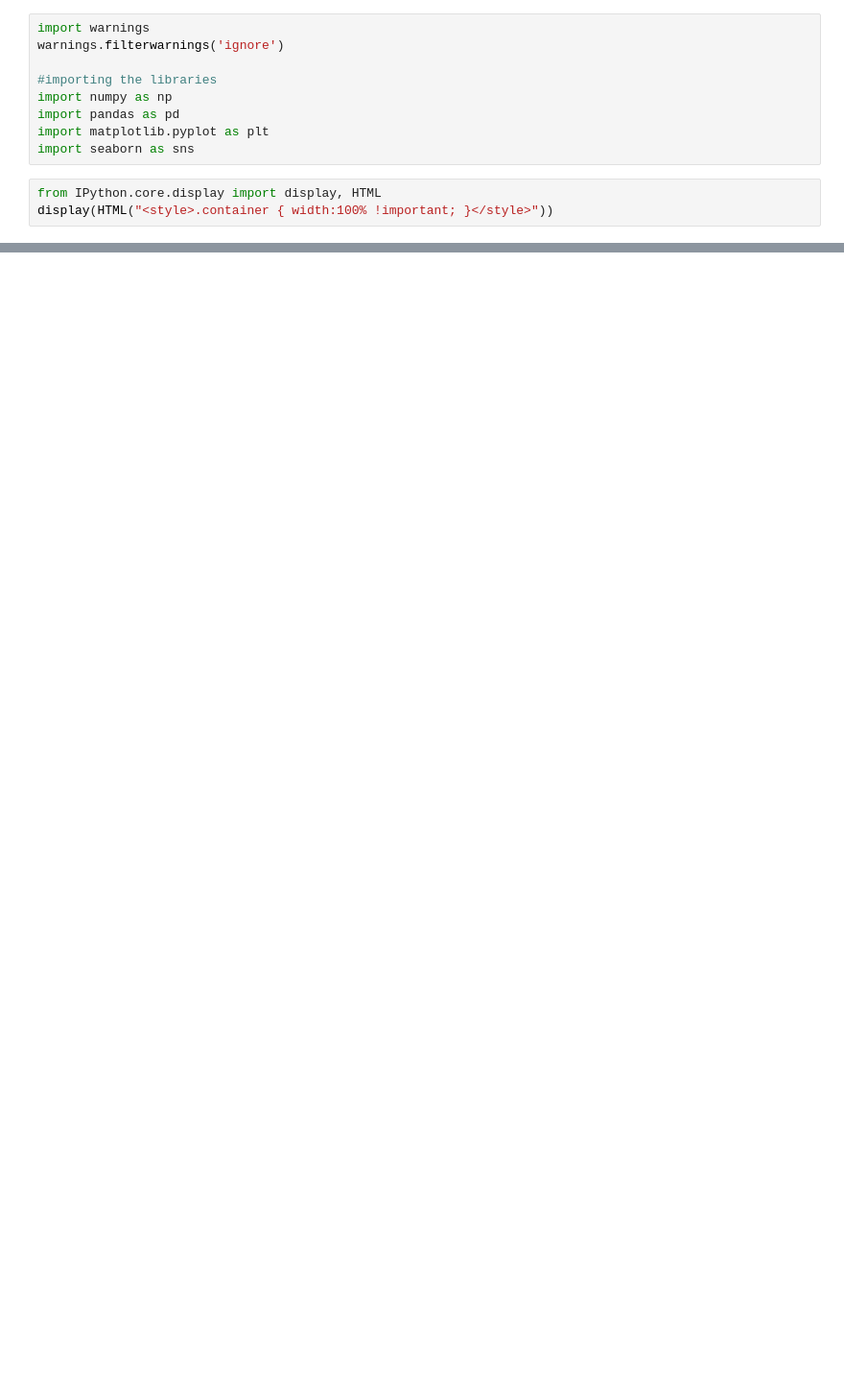
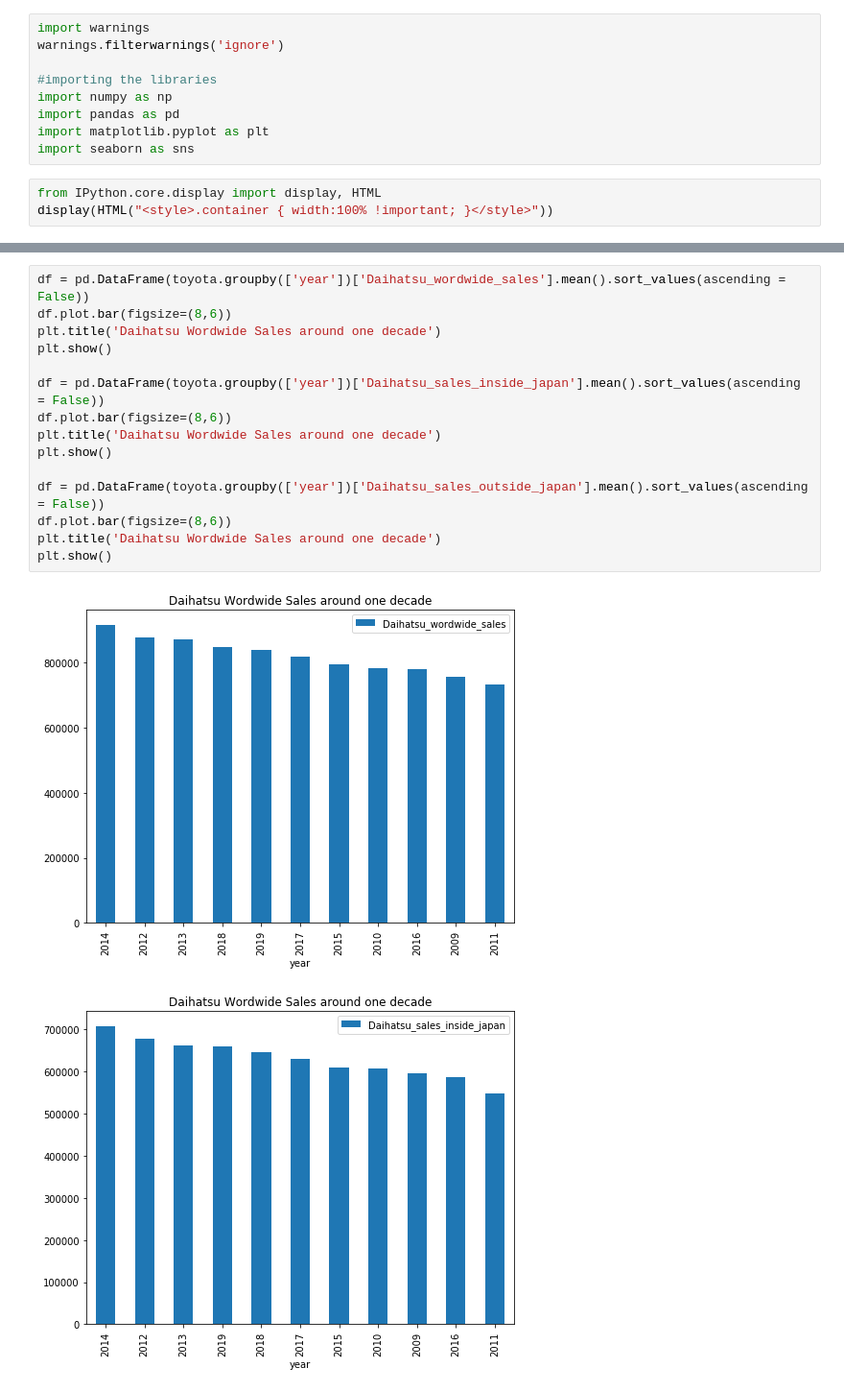
Before and after one commit to karl-johan-grahn/toyota-analysis, a Jupyter notebook: Toyota_car_price_data_analysis.ipynb, the cells around one changed output, grey strips where cells are left out. Shown at 96% size. Drawn from its saved outputs; the diff is of its cells as text; blank space fills up the shorter version.

```diff
--- a/Toyota_car_price_data_analysis.ipynb
+++ b/Toyota_car_price_data_analysis.ipynb
@@ -65,0 +98,18 @@ plt.show()
+# %%
+df = pd.DataFrame(toyota.groupby(['year'])['Daihatsu_wordwide_sales'].mean().sort_values(ascending = False))
+df.plot.bar(figsize=(8,6))
+plt.title('Daihatsu Wordwide Sales around one decade')
+plt.show()
+
+df = pd.DataFrame(toyota.groupby(['year'])['Daihatsu_sales_inside_japan'].mean().sort_values(ascending = False))
+df.plot.bar(figsize=(8,6))
+plt.title('Daihatsu Wordwide Sales around one decade')
+plt.show()
+
+df = pd.DataFrame(toyota.groupby(['year'])['Daihatsu_sales_outside_japan'].mean().sort_values(ascending = False))
+df.plot.bar(figsize=(8,6))
+plt.title('Daihatsu Wordwide Sales around one decade')
+plt.show()
+# %% [output]
+[figure, added]
+[figure, added]
```
Also changed, not shown: parts of 10 cells of this notebook.
